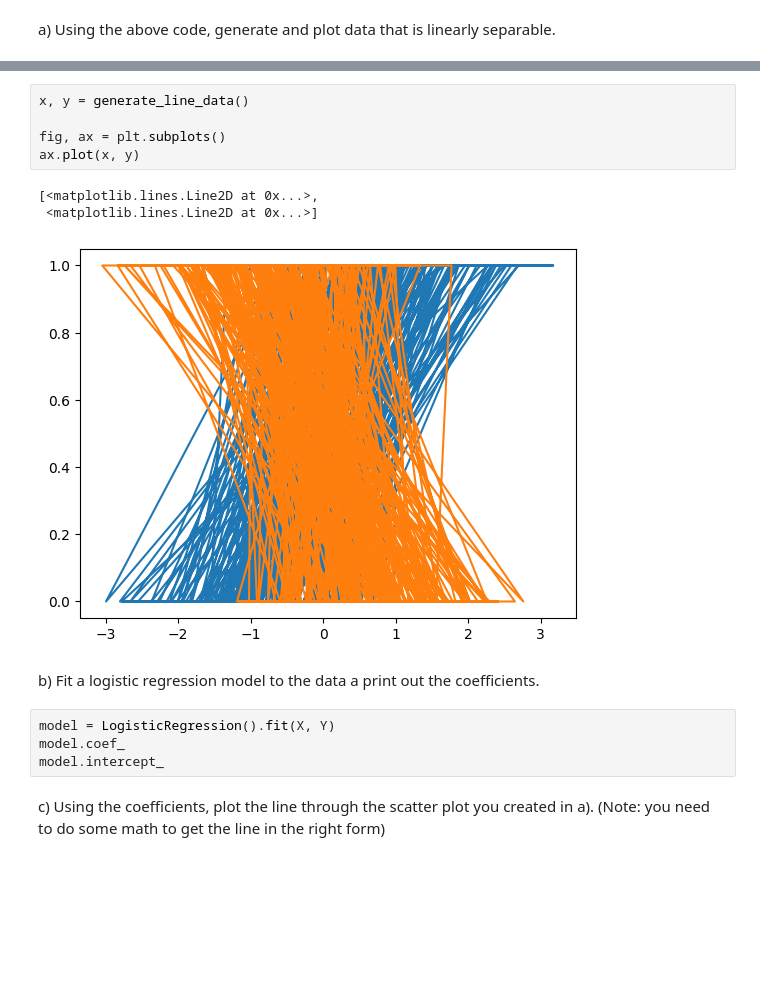
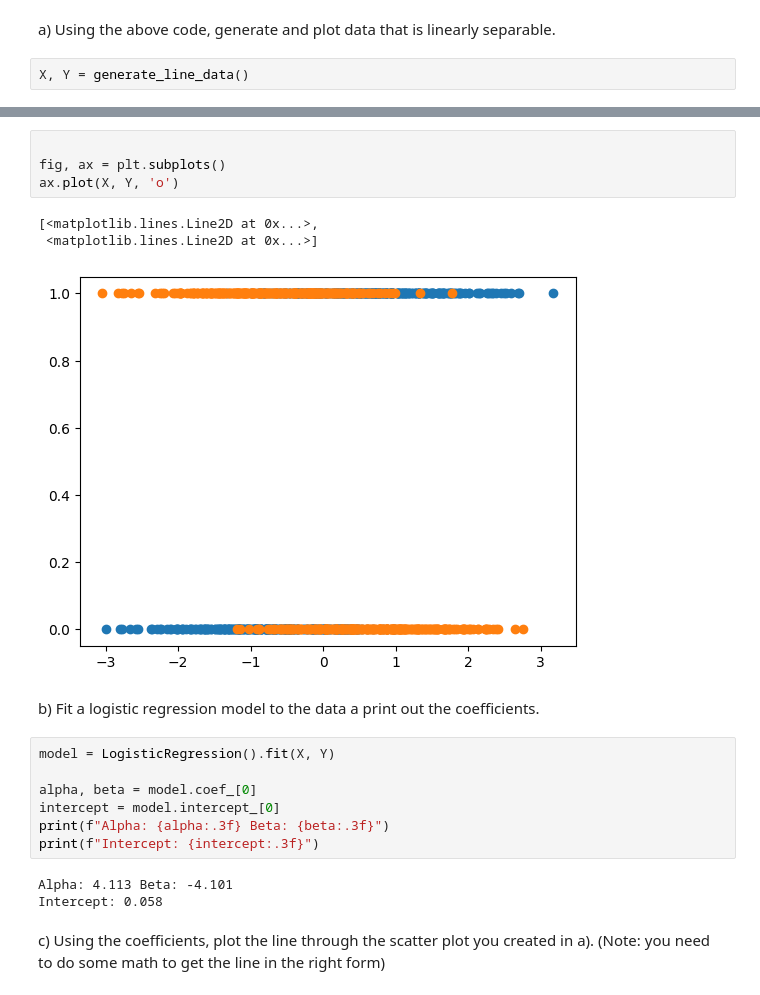
Before and after one commit to chrisdchan/Data-Science-Fundamentals, a Jupyter notebook: lecture_21/worksheet_21.ipynb, the cells around one changed output, grey strips where cells are left out. Drawn from its saved outputs; the diff is of its cells as text; blank space fills up the shorter version.

```diff
--- a/lecture_21/worksheet_21.ipynb
+++ b/lecture_21/worksheet_21.ipynb
@@ -46,3 +46,5 @@ def generate_xor_data():
     return X, Y
 # %% [markdown]
 a) Using the above code, generate and plot data that is linearly separable.
+# %%
+X, Y = generate_line_data()
@@ -49,17 +58,22 @@ a) Using the above code, generate and plot data that is linearly separable.
 # %%
-x, y = generate_line_data()
 
 fig, ax = plt.subplots()
-ax.plot(x, y)
+ax.plot(X, Y, 'o')
 # %% [output]
 [<matplotlib.lines.Line2D at 0x...>,
  <matplotlib.lines.Line2D at 0x...>]
-[figure, old version]
+[figure, new version]
 # %% [markdown]
 b) Fit a logistic regression model to the data a print out the coefficients.
 # %%
 model = LogisticRegression().fit(X, Y)
-model.coef_
-model.intercept_
+
+alpha, beta = model.coef_[0]
+intercept = model.intercept_[0]
+print(f"Alpha: {alpha:.3f} Beta: {beta:.3f}")
+print(f"Intercept: {intercept:.3f}")
+# %% [output]
+Alpha: 4.113 Beta: -4.101
+Intercept: 0.058
 # %% [markdown]
 c) Using the coefficients, plot the line through the scatter plot you created in a). (Note: you need to do some math to get the line in the right form)
```
Also changed, not shown: parts of 18 cells of this notebook, 4 other files.
